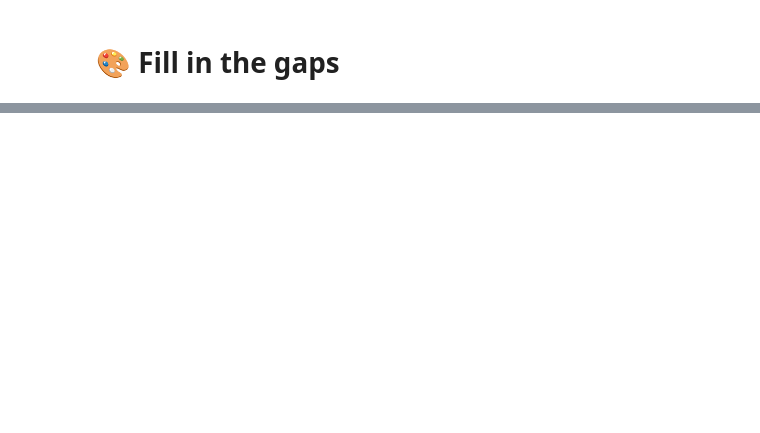
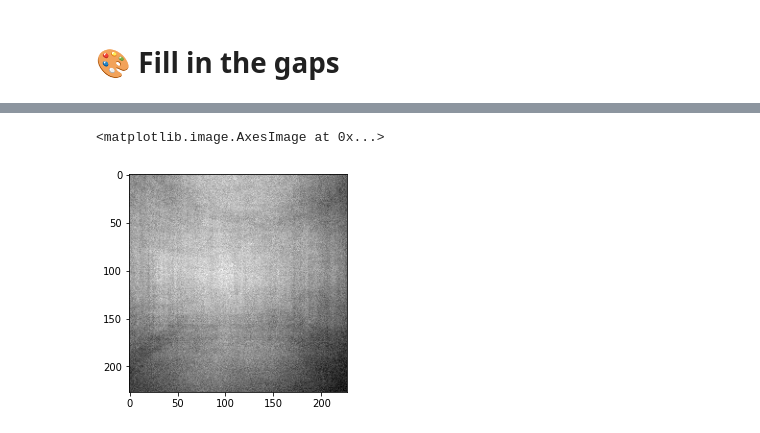
Before and after one commit to darisoy/EE596_Project, a Jupyter notebook: testing_CNNAutoEncoder.ipynb, the cells around one changed output, grey strips where cells are left out. Saved outputs shown, nothing was run; the diff lists cells and outputs as text; code cells hidden in the pictures; blank space fills up the shorter version.

```diff
--- a/testing_CNNAutoEncoder.ipynb
+++ b/testing_CNNAutoEncoder.ipynb
@@ -135,0 +169,7 @@ array([[[129.30896 , 128.78644 , 124.754524],
+# %%
+EPOCHS = 10
+LEARNING_RATE = 0.01
+MOMENTUM = 0.5
+criterion = nn.MSELoss()
+filler = Net().to(device)
+optimizer = optim.SGD(filler.parameters(), lr=LEARNING_RATE, momentum=MOMENTUM)
@@ -135,0 +206,24 @@ array([[[129.30896 , 128.78644 , 124.754524],
+# %%
+filler.eval()
+i = 974
+orig = Image.open('/content/EE596_Project/data/empty/'+str(i)+'.jpg').convert('LA')
+orig = orig.resize([227, 227])
+plt.imshow(orig)
+orig = np.squeeze(np.array(orig)[:, :, 0])
+orig = np.reshape(orig, (1, 227*227))
+orig = torch.tensor(orig).to(device)
+
+masked = Image.open('/content/masked/'+str(i)+'.jpg').convert('LA')
+masked = masked.resize([227, 227])
+plt.imshow(masked)
+masked = np.squeeze(np.array(masked)[:, :, 0])
+masked = np.reshape(masked, (1, 227*227))
+masked = torch.tensor(masked).to(device)
+
+
+pred = filler(masked)
+pred = np.reshape(pred.detach().cpu().numpy(), (227, 227))
+plt.imshow(pred, cmap='gray')
+# %% [output]
+<matplotlib.image.AxesImage at 0x...>
+[figure, added]
```
Also changed, not shown: parts of 12 cells of this notebook.
